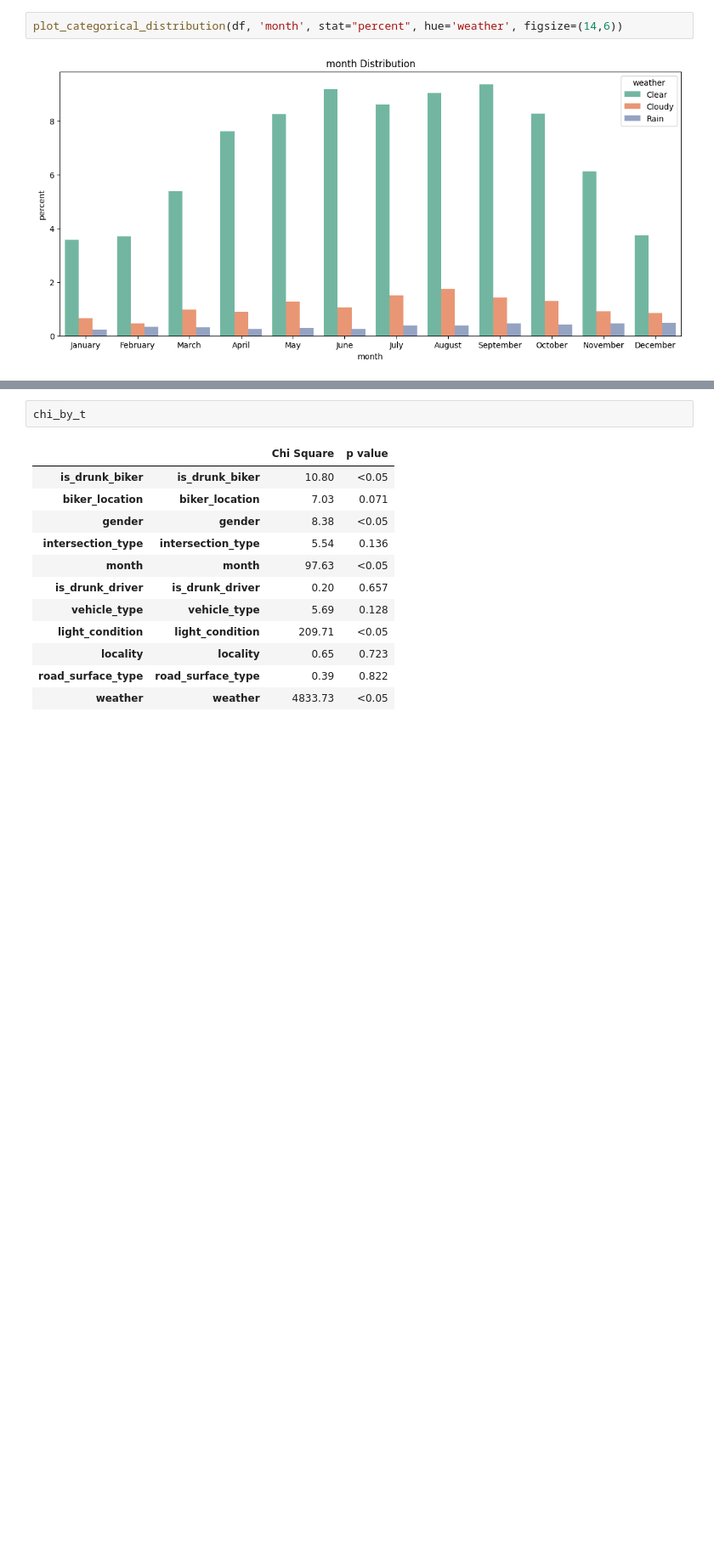
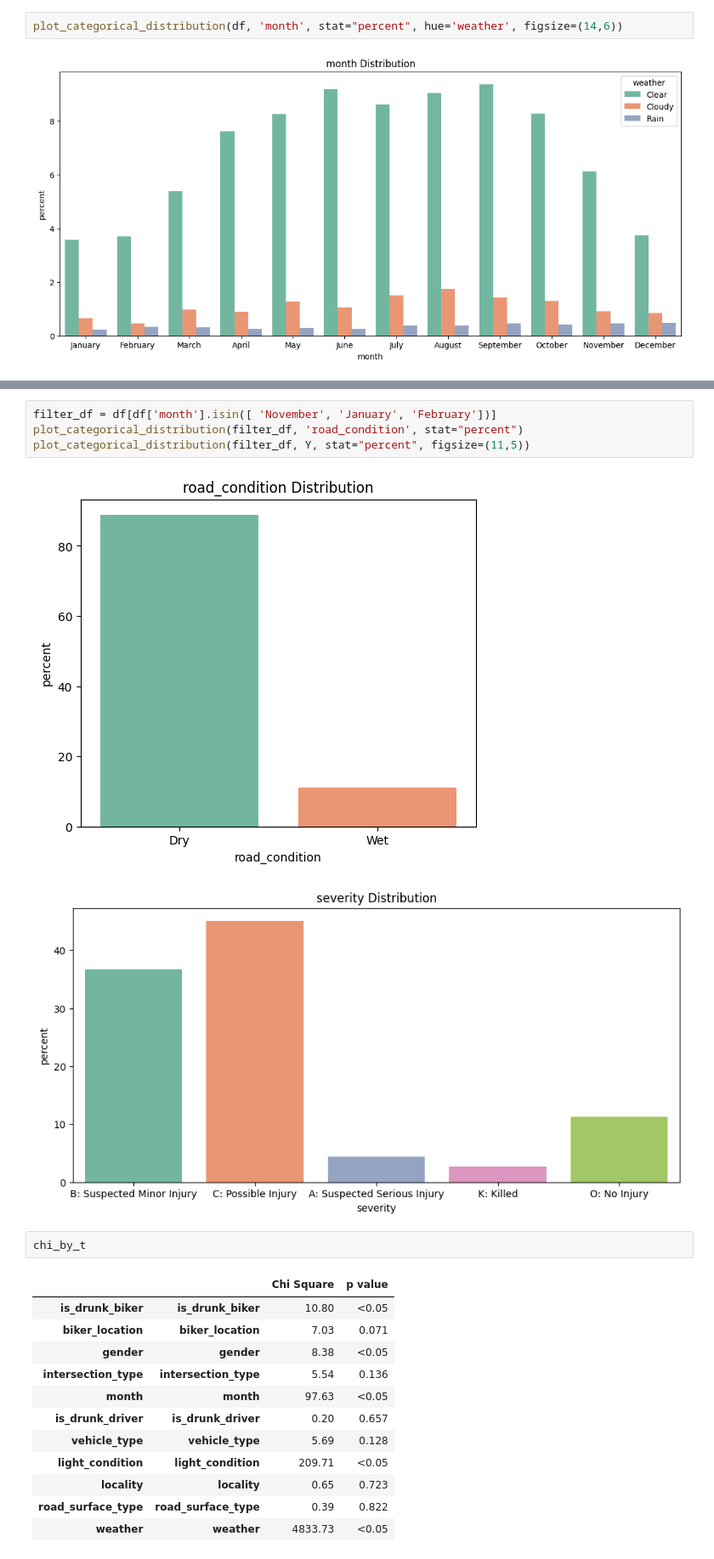
Before and after one commit to maayan-aytek/BikeCrashCausalInference, a Jupyter notebook: EDA.ipynb, the cells around one changed output, grey strips where cells are left out. Shown: that part at 85% size. Saved outputs shown, nothing was run; the diff lists cells and outputs as text; blank space fills up the shorter version.

```diff
--- a/EDA.ipynb
+++ b/EDA.ipynb
@@ -77,3 +107,10 @@ dist_by_y, chi_by_y = print_independence_table(df, seperator_col=Y)
+# %%
+filter_df = df[df['month'].isin([ 'November', 'January', 'February'])]
+plot_categorical_distribution(filter_df, 'road_condition', stat="percent")
+plot_categorical_distribution(filter_df, Y, stat="percent", figsize=(11,5))
+# %% [output]
+[figure, added]
+[figure, added]
 # %%
 chi_by_t
 # %% [output]
```
Also changed, not shown: parts of 4 cells of this notebook, 3 other files.
